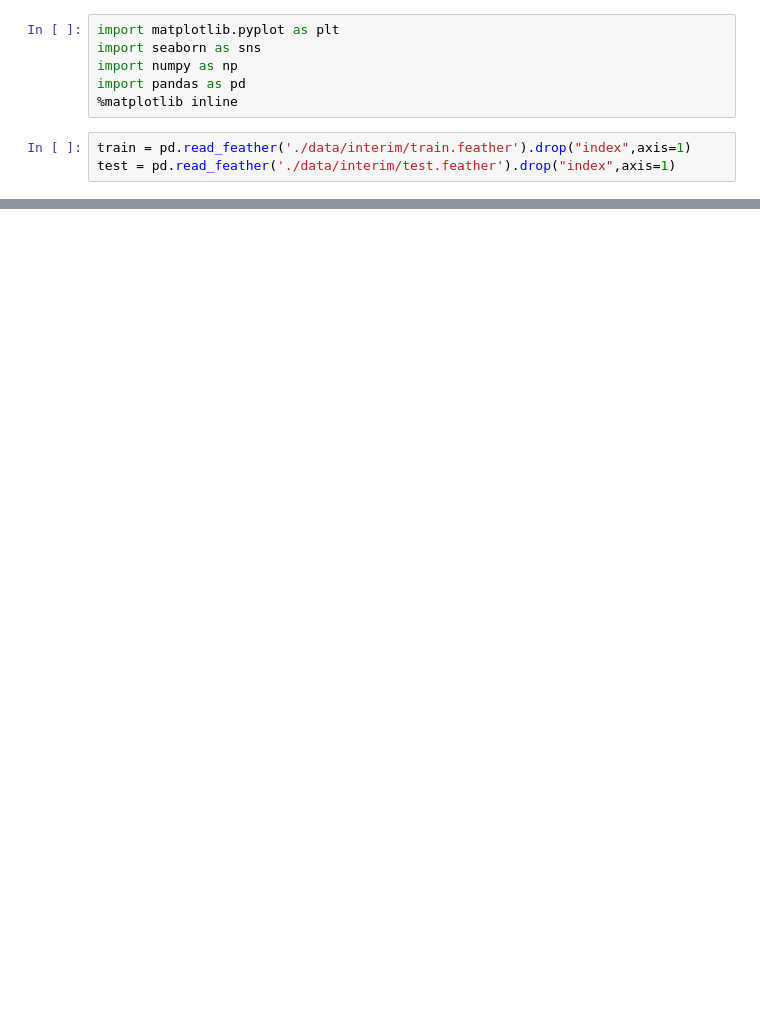
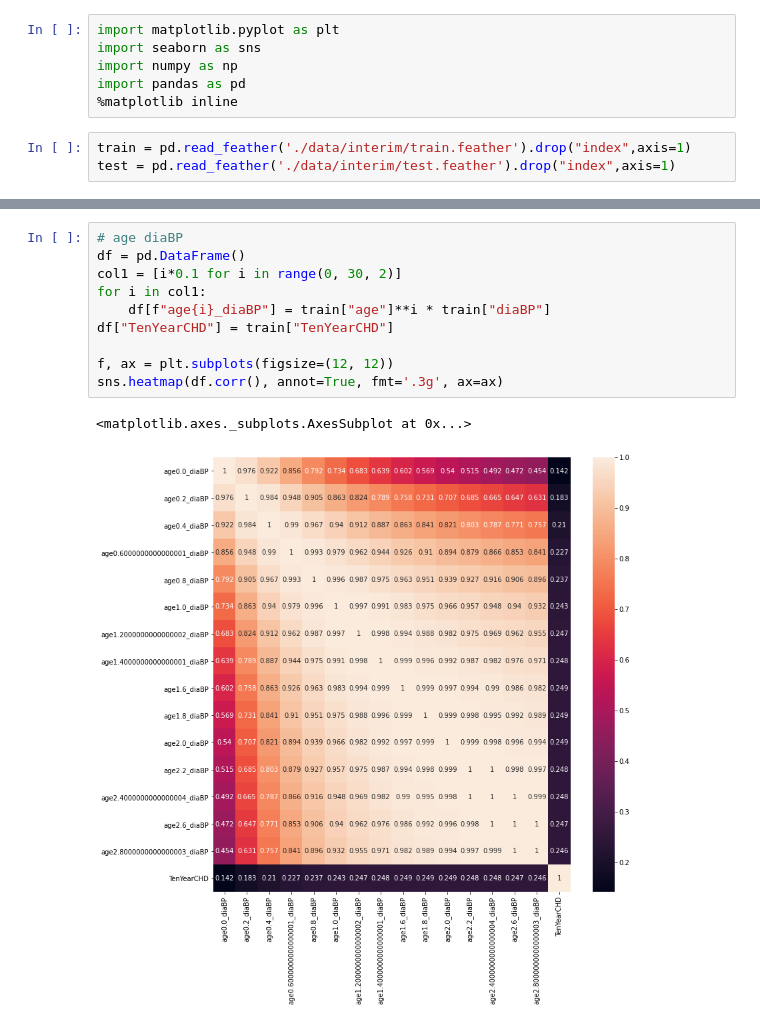
Before and after one commit to unonao/kaggle-inclass-mnesframingham, a Jupyter notebook: eda.ipynb, the cells around one changed output, grey strips where cells are left out. Saved outputs shown, nothing was run; the diff lists cells and outputs as text; blank space fills up the shorter version.

```diff
--- a/eda.ipynb
+++ b/eda.ipynb
@@ -51,0 +89,13 @@ sns.heatmap(train[age_list+["TenYearCHD"]].corr(), annot=True)
+# %%
+# age diaBP
+df = pd.DataFrame()
+col1 = [i*0.1 for i in range(0, 30, 2)]
+for i in col1:
+    df[f"age{i}_diaBP"] = train["age"]**i * train["diaBP"]
+df["TenYearCHD"] = train["TenYearCHD"]
+
+f, ax = plt.subplots(figsize=(12, 12))
+sns.heatmap(df.corr(), annot=True, fmt='.3g', ax=ax)
+# %% [output]
+<matplotlib.axes._subplots.AxesSubplot at 0x...>
+[figure, added]
```
Also changed, not shown: parts of 15 cells of this notebook, 17 other files.
